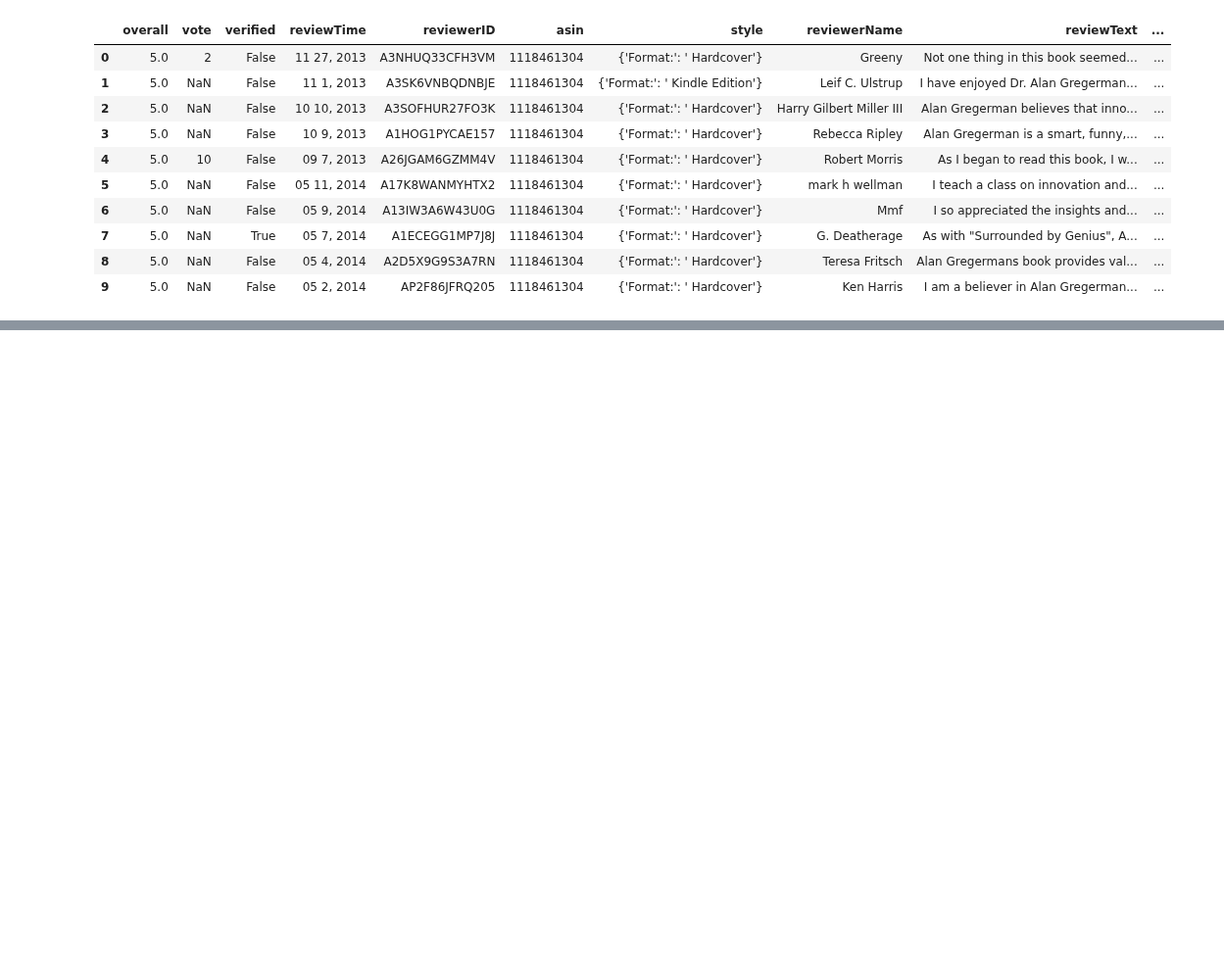
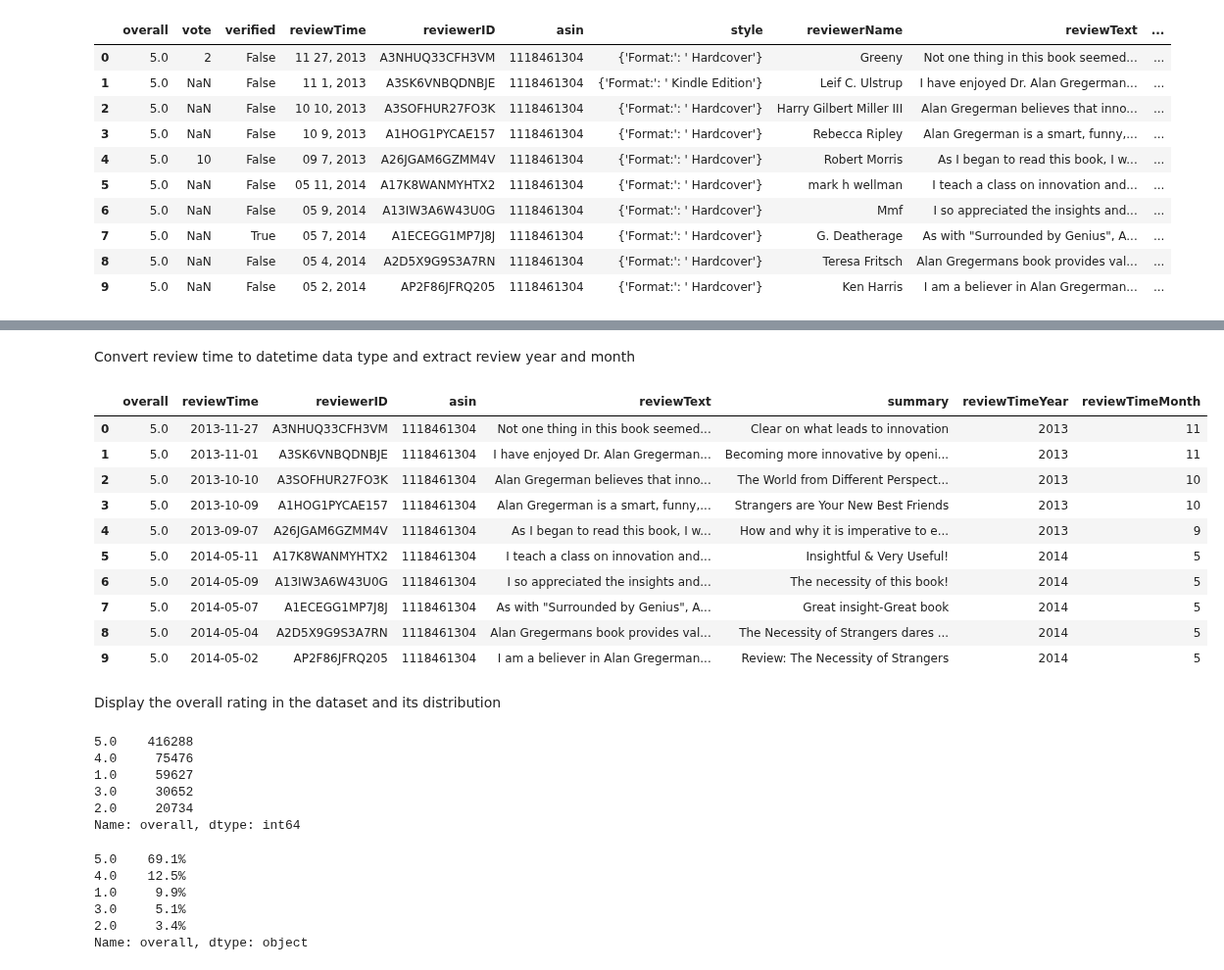
Before and after one commit to DATA-606-SPRING-2022/Jin_DATA606, a Jupyter notebook: ipynb/DATA606_Part1.ipynb, the cells around one changed output, grey strips where cells are left out. Shown at 98% size. Drawn from its saved outputs; the diff is of its cells as text; code cells hidden in the pictures; blank space fills up the shorter version.

```diff
--- a/ipynb/DATA606_Part1.ipynb
+++ b/ipynb/DATA606_Part1.ipynb
@@ -66,0 +116,2 @@ review_df.head(10)
+# %% [markdown]
+Convert review time to datetime data type and extract review year and month
@@ -66,0 +124,34 @@ review_df.head(10)
+# %%
+review_df.head(10)
+# %% [output]
+|  | overall | reviewTime | reviewerID | asin | reviewText | summary | reviewTimeYear | reviewTimeMonth |
+| 0 | 5.0 | 2013-11-27 | A3NHUQ33CFH3VM | 1118461304 | Not one thing in this book seemed... | Clear on what leads to innovation | 2013 | 11 |
+| 1 | 5.0 | 2013-11-01 | A3SK6VNBQDNBJE | 1118461304 | I have enjoyed Dr. Alan Gregerman... | Becoming more innovative by openi... | 2013 | 11 |
+| 2 | 5.0 | 2013-10-10 | A3SOFHUR27FO3K | 1118461304 | Alan Gregerman believes that inno... | The World from Different Perspect... | 2013 | 10 |
+| 3 | 5.0 | 2013-10-09 | A1HOG1PYCAE157 | 1118461304 | Alan Gregerman is a smart, funny,... | Strangers are Your New Best Friends | 2013 | 10 |
+| 4 | 5.0 | 2013-09-07 | A26JGAM6GZMM4V | 1118461304 | As I began to read this book, I w... | How and why it is imperative to e... | 2013 | 9 |
+| 5 | 5.0 | 2014-05-11 | A17K8WANMYHTX2 | 1118461304 | I teach a class on innovation and... | Insightful & Very Useful! | 2014 | 5 |
+| 6 | 5.0 | 2014-05-09 | A13IW3A6W43U0G | 1118461304 | I so appreciated the insights and... | The necessity of this book! | 2014 | 5 |
+| 7 | 5.0 | 2014-05-07 | A1ECEGG1MP7J8J | 1118461304 | As with "Surrounded by Genius", A... | Great insight-Great book | 2014 | 5 |
+| 8 | 5.0 | 2014-05-04 | A2D5X9G9S3A7RN | 1118461304 | Alan Gregermans book provides val... | The Necessity of Strangers dares ... | 2014 | 5 |
+| 9 | 5.0 | 2014-05-02 | AP2F86JFRQ205 | 1118461304 | I am a believer in Alan Gregerman... | Review: The Necessity of Strangers | 2014 | 5 |
+# %% [markdown]
+Display the overall rating in the dataset and its distribution
+# %%
+review_df['overall'].value_counts()
+# %% [output]
+5.0    416288
+4.0     75476
+1.0     59627
+3.0     30652
+2.0     20734
+Name: overall, dtype: int64
+# %%
+review_df['overall'].value_counts(normalize=True).mul(100).round(1).astype(str) + '%'
+# %% [output]
+5.0    69.1%
+4.0    12.5%
+1.0     9.9%
+3.0     5.1%
+2.0     3.4%
+Name: overall, dtype: object
```
Also changed, not shown: parts of 30 cells of this notebook.
